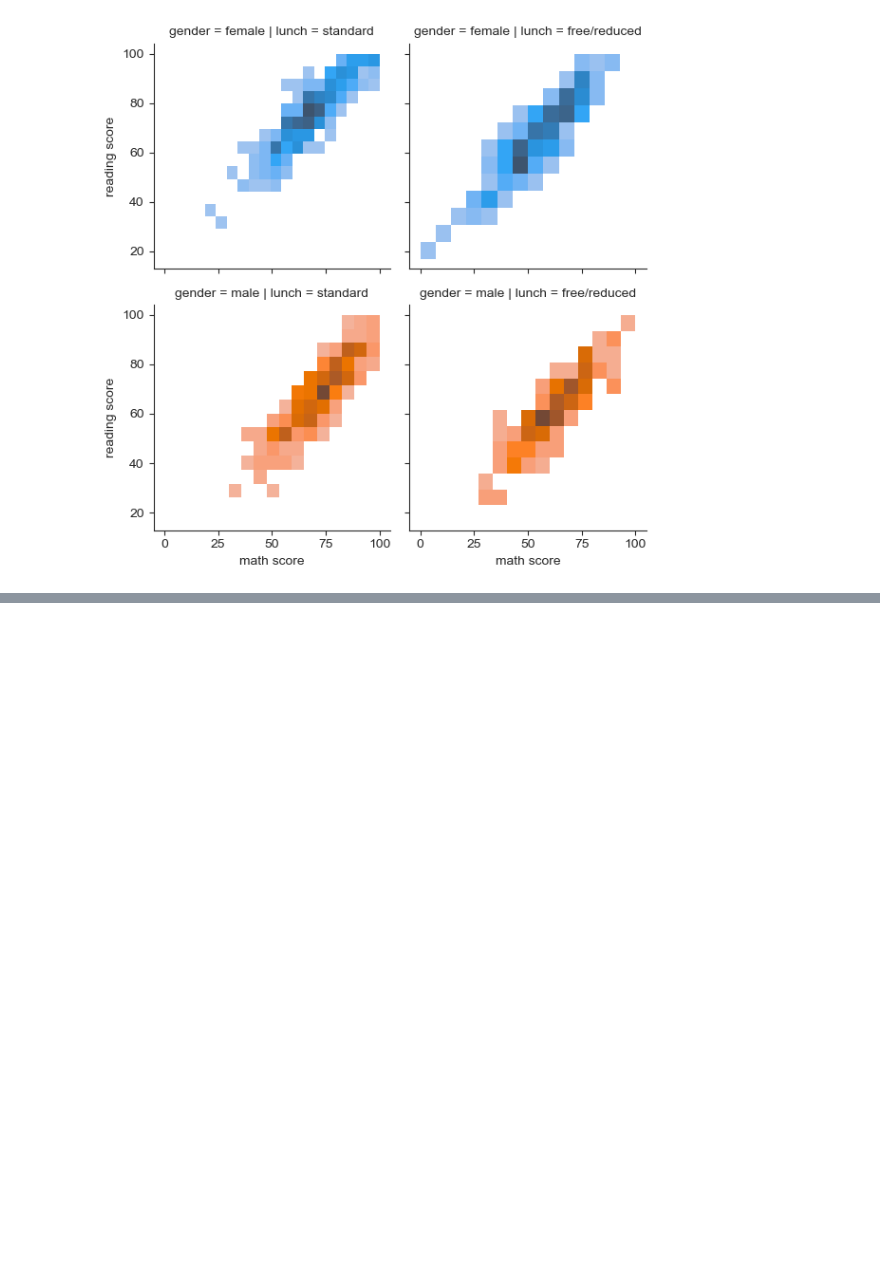
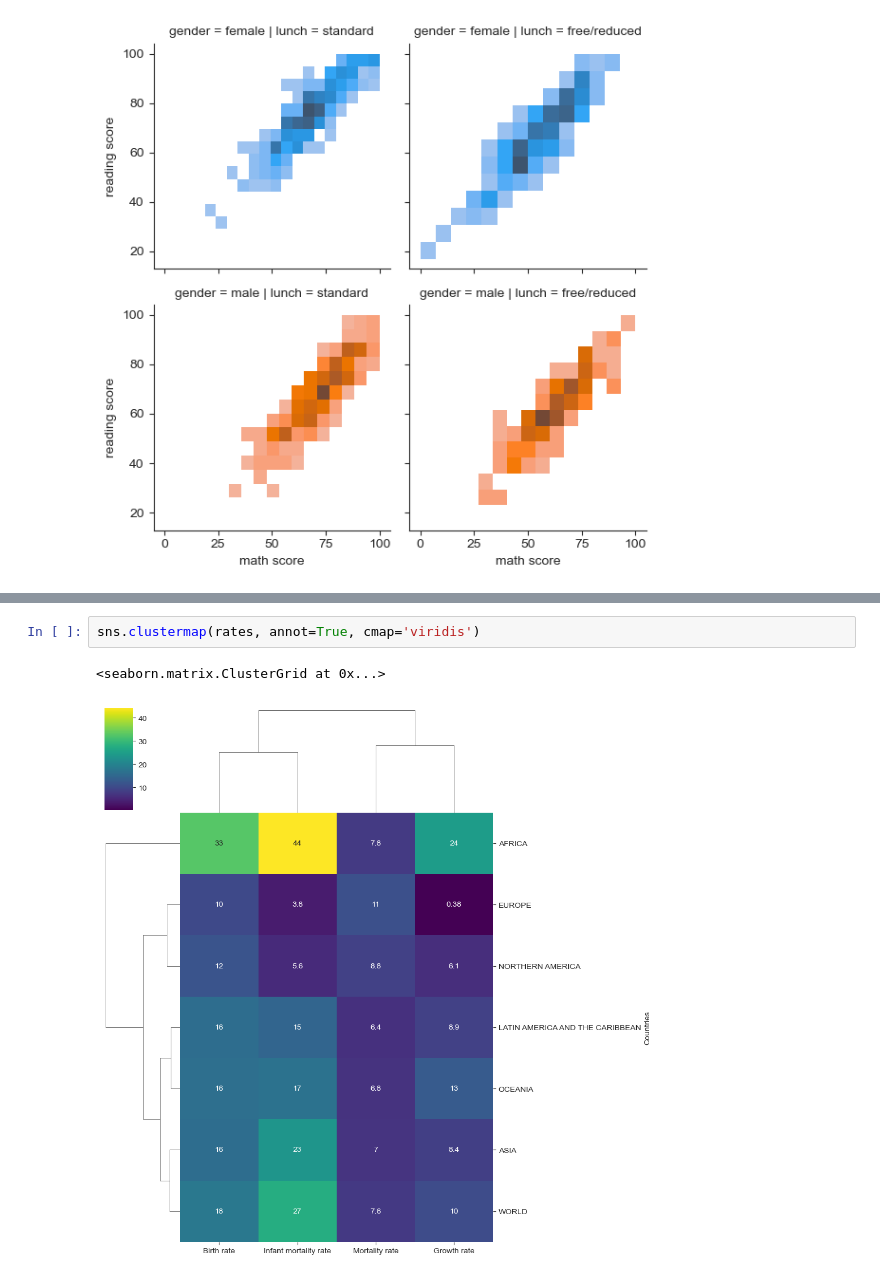
Before and after one commit to rohitcodism/ML-DS, a Jupyter notebook: practices/Seaborn/scatterPlot.ipynb, the cells around one changed output, grey strips where cells are left out. Cells and saved outputs as stored; diff of their text form; blank space fills up the shorter version.

```diff
--- a/practices/Seaborn/scatterPlot.ipynb
+++ b/practices/Seaborn/scatterPlot.ipynb
@@ -323,0 +361,5 @@ g = g.map(sns.histplot, 'math score', 'reading score')
+# %%
+sns.clustermap(rates, annot=True, cmap='viridis')
+# %% [output]
+<seaborn.matrix.ClusterGrid at 0x...>
+[figure, added]
```
Also changed, not shown: parts of 7 cells of this notebook.
